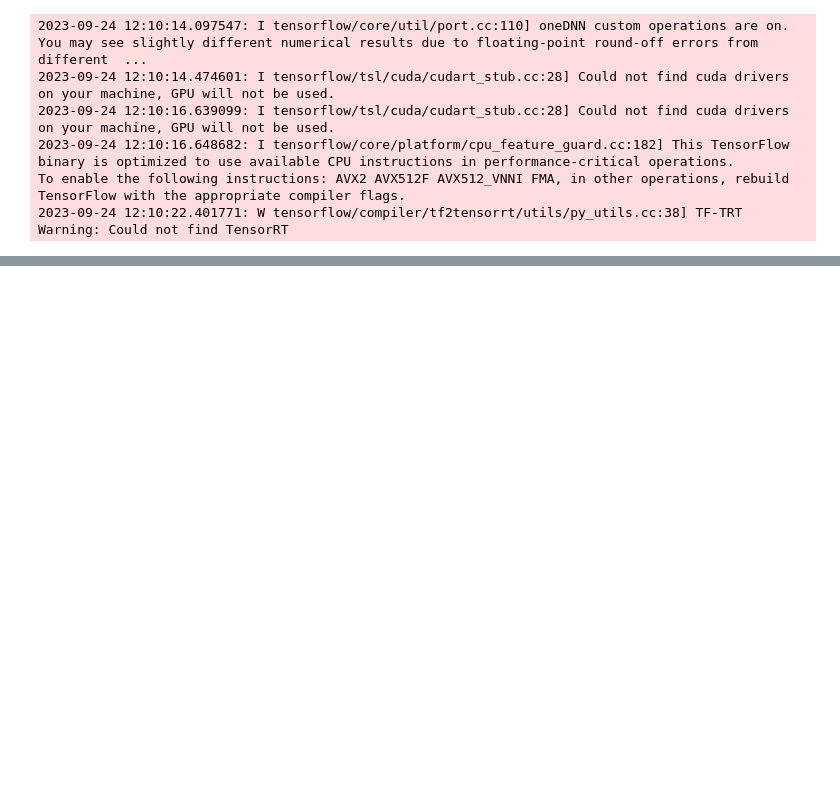
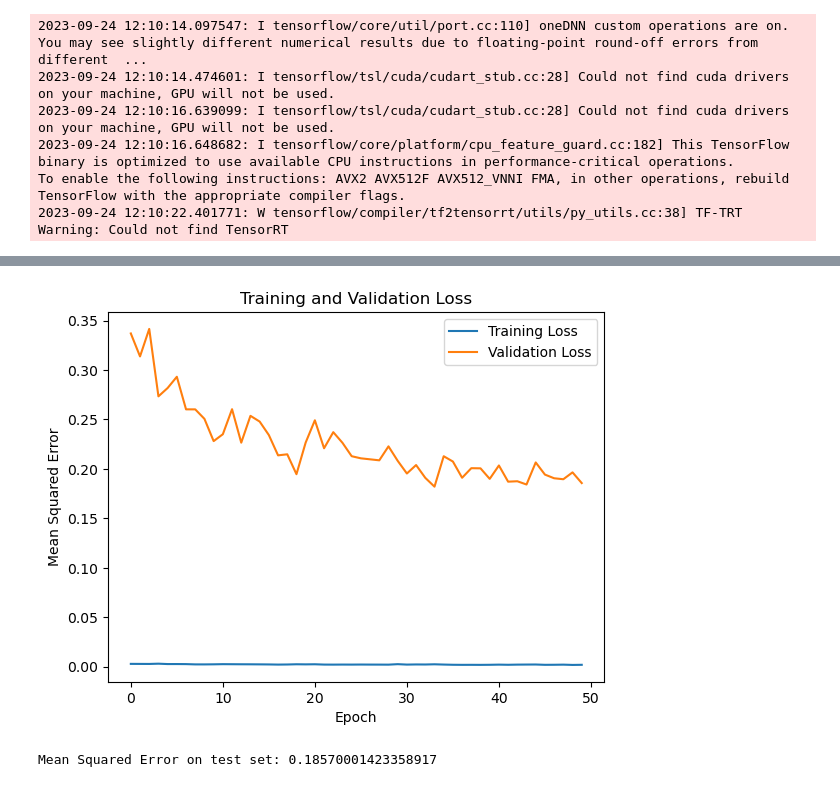
Before and after one commit to OzodbekOzodov/ecb-speeches, a Jupyter notebook: data_preprocessing.ipynb, the cells around one changed output, grey strips where cells are left out. Cells and saved outputs as stored; diff of their text form; code cells hidden in the pictures; blank space fills up the shorter version.

```diff
--- a/data_preprocessing.ipynb
+++ b/data_preprocessing.ipynb
@@ -681,0 +863,6 @@ Mean Squared Error on test set: 0.21428589522838593
+# %%
+history = model.fit(X_train, y_train, epochs=50, batch_size=32, validation_data=(X_test, y_test))
+
+# Access training and validation loss
+training_loss = history.history['loss']
+validation_loss = history.history['val_loss']
@@ -681,0 +887,17 @@ Mean Squared Error on test set: 0.21428589522838593
+# %%
+import matplotlib.pyplot as plt
+
+plt.plot(training_loss, label='Training Loss')
+plt.plot(validation_loss, label='Validation Loss')
+plt.title('Training and Validation Loss')
+plt.xlabel('Epoch')
+plt.ylabel('Mean Squared Error')
+plt.legend()
+plt.show()
+# %% [output]
+[figure, added]
+# %%
+test_mse = model.evaluate(X_test, y_test, verbose=0)
+print(f"Mean Squared Error on test set: {test_mse}")
+# %% [output]
+Mean Squared Error on test set: 0.18570001423358917
```
Also changed, not shown: parts of 10 cells of this notebook.
